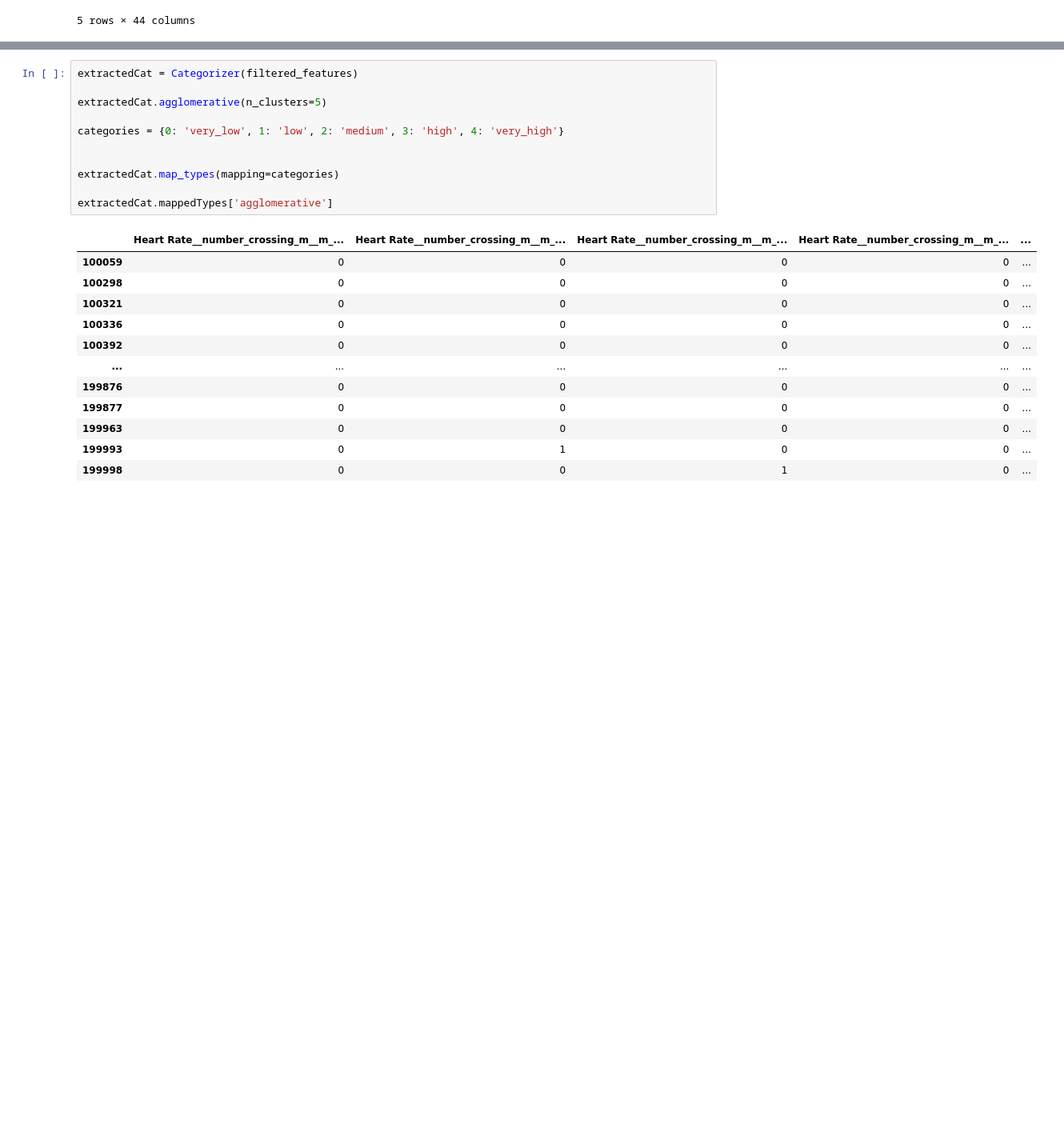
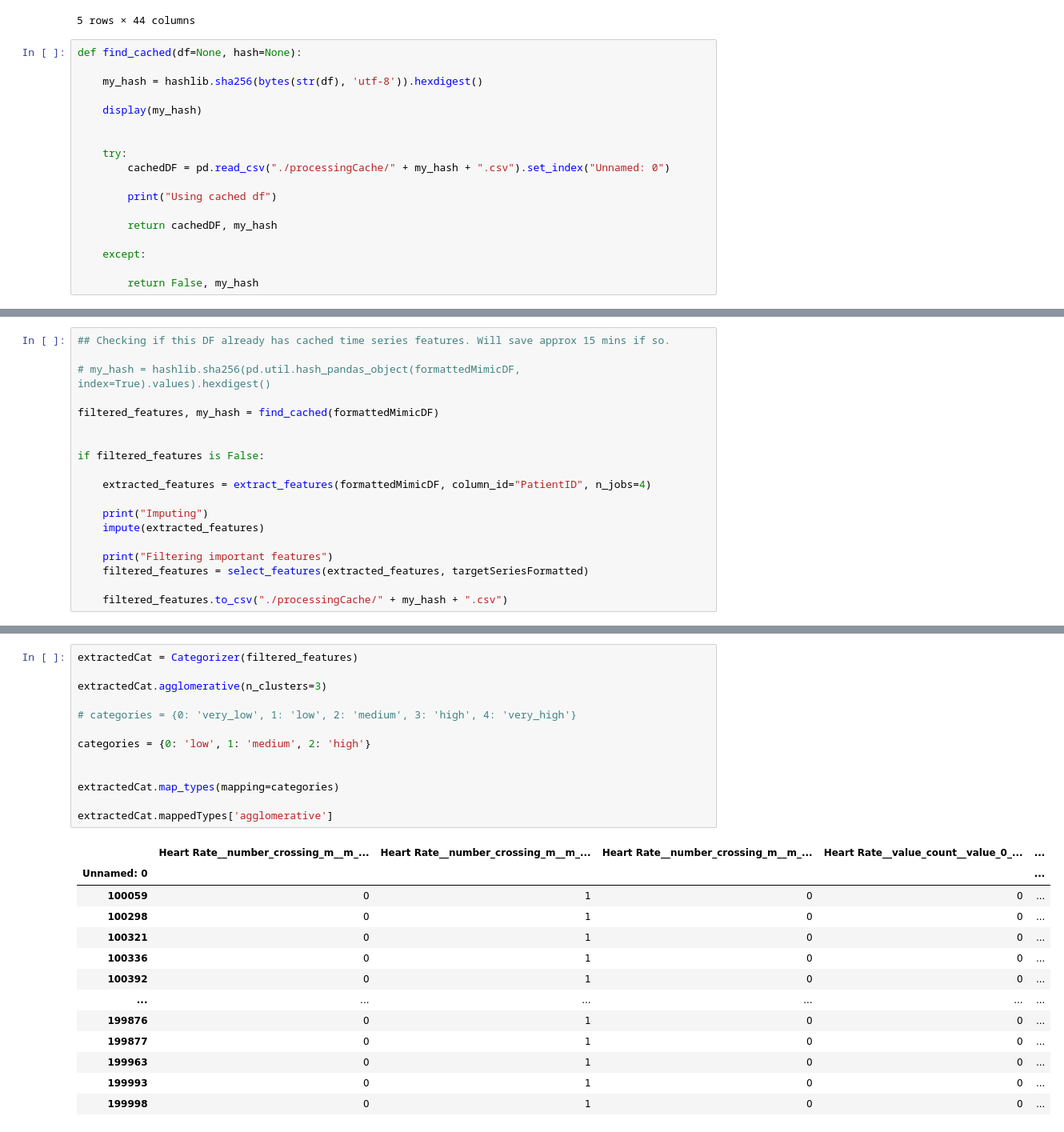
Before and after one commit to BenMarkFrost/LEN_Individual_Project, a Jupyter notebook: Static/temporalCategorisation.ipynb, the cells around one changed output, grey strips where cells are left out. Shown at 80% size. Drawn from its saved outputs; the diff is of its cells as text; blank space fills up the shorter version.

```diff
--- a/Static/temporalCategorisation.ipynb
+++ b/Static/temporalCategorisation.ipynb
@@ -551,4 +694,22 @@ mimicDF.head()
 | 3 | 178177 | 0 | NaN | NaN | NaN | NaN | NaN | ... |
 | 4 | 178177 | 0 | NaN | NaN | NaN | NaN | NaN | ... |
 5 rows × 44 columns
+# %%
+def find_cached(df=None, hash=None):
+
+    my_hash = hashlib.sha256(bytes(str(df), 'utf-8')).hexdigest()
+
+    display(my_hash)
+
+
+    try:
+        cachedDF = pd.read_csv("./processingCache/" + my_hash + ".csv").set_index("Unnamed: 0")
+
+        print("Using cached df")
+
+        return cachedDF, my_hash
+
+    except:
+
+        return False, my_hash
 # %%
@@ -627,0 +749,19 @@ filtered_features = select_features(extracted_features, targetSeriesFormatted)
+# %%
+## Checking if this DF already has cached time series features. Will save approx 15 mins if so.
+
+# my_hash = hashlib.sha256(pd.util.hash_pandas_object(formattedMimicDF, index=True).values).hexdigest()
+
+filtered_features, my_hash = find_cached(formattedMimicDF)
+
+
+if filtered_features is False:
+
+    extracted_features = extract_features(formattedMimicDF, column_id="PatientID", n_jobs=4)
+
+    print("Imputing")
+    impute(extracted_features)
+
+    print("Filtering important features")
+    filtered_features = select_features(extracted_features, targetSeriesFormatted)
+
+    filtered_features.to_csv("./processingCache/" + my_hash + ".csv")
@@ -644,24 +788,27 @@ display(filtered_features)
 # %%
 extractedCat = Categorizer(filtered_features)
 
-extractedCat.agglomerative(n_clusters=5)
+extractedCat.agglomerative(n_clusters=3)
 
-categories = {0: 'very_low', 1: 'low', 2: 'medium', 3: 'high', 4: 'very_high'}
+# categories = {0: 'very_low', 1: 'low', 2: 'medium', 3: 'high', 4: 'very_high'}
+
+categories = {0: 'low', 1: 'medium', 2: 'high'}
 
 
 extractedCat.map_types(mapping=categories)
 
 extractedCat.mappedTypes['agglomerative']
 # %% [output]
-|  | Heart Rate__number_crossing_m__m_... | Heart Rate__number_crossing_m__m_... | Heart Rate__number_crossing_m__m_... | Heart Rate__number_crossing_m__m_... | ... |
-| 100059 | 0 | 0 | 0 | 0 | ... |
-| 100298 | 0 | 0 | 0 | 0 | ... |
-| 100321 | 0 | 0 | 0 | 0 | ... |
-| 100336 | 0 | 0 | 0 | 0 | ... |
-| 100392 | 0 | 0 | 0 | 0 | ... |
+|  | Heart Rate__number_crossing_m__m_... | Heart Rate__number_crossing_m__m_... | Heart Rate__number_crossing_m__m_... | Heart Rate__value_count__value_0_... | ... |
+| Unnamed: 0 |  |  |  |  | ... |
+| 100059 | 0 | 1 | 0 | 0 | ... |
+| 100298 | 0 | 1 | 0 | 0 | ... |
+| 100321 | 0 | 1 | 0 | 0 | ... |
+| 100336 | 0 | 1 | 0 | 0 | ... |
+| 100392 | 0 | 1 | 0 | 0 | ... |
 | ... | ... | ... | ... | ... | ... |
-| 199876 | 0 | 0 | 0 | 0 | ... |
-| 199877 | 0 | 0 | 0 | 0 | ... |
-| 199963 | 0 | 0 | 0 | 0 | ... |
+| 199876 | 0 | 1 | 0 | 0 | ... |
+| 199877 | 0 | 1 | 0 | 0 | ... |
+| 199963 | 0 | 1 | 0 | 0 | ... |
 | 199993 | 0 | 1 | 0 | 0 | ... |
-| 199998 | 0 | 0 | 1 | 0 | ... |
+| 199998 | 0 | 1 | 0 | 0 | ... |
```
Also changed, not shown: parts of 17 cells of this notebook, 3 other files.
